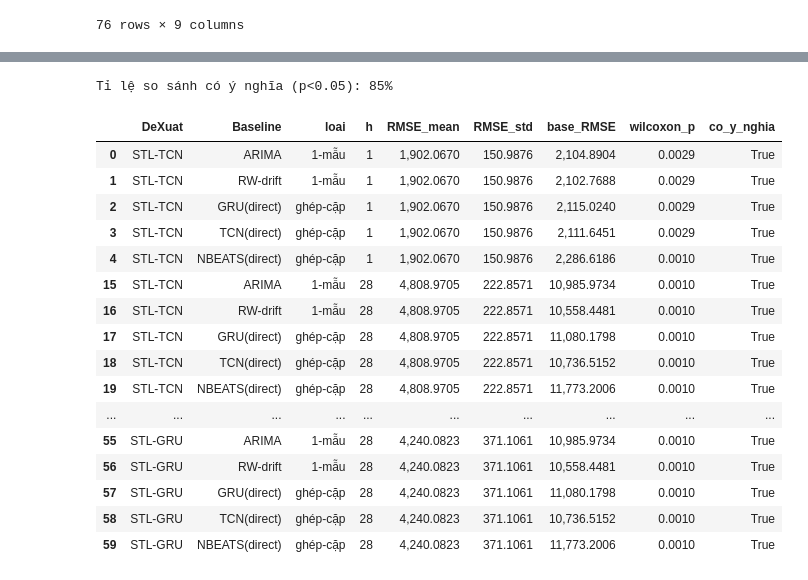
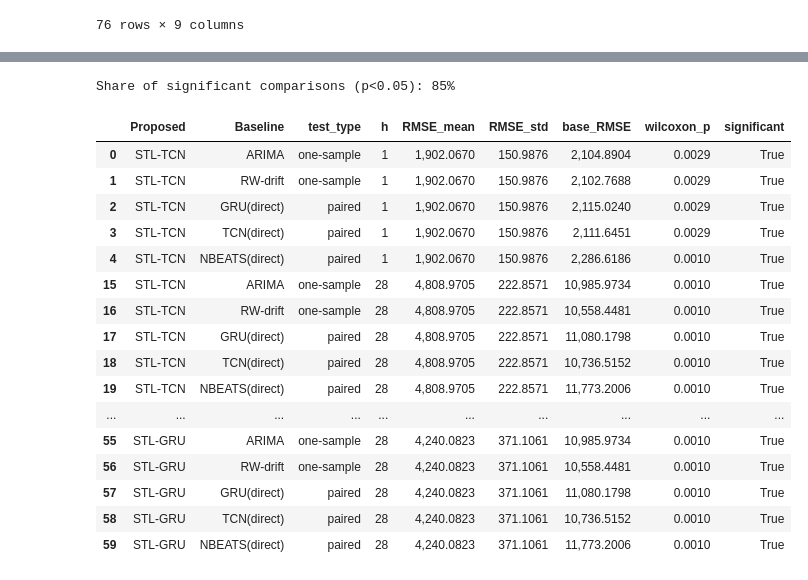
Before and after one commit to HOAHCE/Decomposition-Ensembles-for-Bitcoin-Price-Forecasting, a Jupyter notebook: code/decomposition_ensemble_experiments.ipynb, the cells around one changed output, grey strips where cells are left out. Saved outputs shown, nothing was run; the diff lists cells and outputs as text; code cells hidden in the pictures.

```diff
--- a/code/decomposition_ensemble_experiments.ipynb
+++ b/code/decomposition_ensemble_experiments.ipynb
@@ -181,6 +228,7 @@ def deep_direct(target,exog_df,n_train,cfg,horizons,kind='TCN',seed=42,differenc
 # %%
 from statsmodels.tsa.arima.model import ARIMA
 def select_arima_order(train):
+    "ARIMA order by pmdarima.auto_arima; fallback: AIC grid search over p, q <= 3 and d <= 2."
     try:
         import pmdarima as pm
         return pm.auto_arima(train,seasonal=False,stepwise=True,suppress_warnings=True,error_action='ignore',max_p=3,max_q=3,max_d=2).order
@@ -195,11 +243,12 @@ def select_arima_order(train):
                     except: pass
         return best
 def arima_roll(full,n_train,order,horizons):
+    "Fit ARIMA on the development sample, then roll through the test period without refitting."
     v=np.asarray(full,float);mh=max(horizons)
     try:
         res=ARIMA(v[:n_train],order=order).fit()
     except Exception as e:
-        print('  [ARIMA fit lỗi',order,'-> fallback RW-drift]',str(e)[:60]); return rw(full,n_train,horizons)
+        print('  [ARIMA fit failed',order,'-> fallback RW-drift]',str(e)[:60]); return rw(full,n_train,horizons)
     P={h:[] for h in horizons};I={h:[] for h in horizons};Nt=len(v)
     for i in range(n_train-1,Nt-1):
         try: fc=np.asarray(res.forecast(steps=mh))
@@ -211,6 +260,7 @@ def arima_roll(full,n_train,order,horizons):
         except Exception: pass
     return {h:np.array(P[h]) for h in horizons},{h:np.array(I[h]) for h in horizons}
 def rw(full,n_train,horizons):
+    "Random walk with drift; the drift is the mean daily change over the development sample."
     v=np.asarray(full,float);dr=np.mean(np.diff(v[:n_train]));Nt=len(v)
     P={h:[] for h in horizons};I={h:[] for h in horizons}
     for i in range(n_train-1,Nt-1):
@@ -218,14 +268,14 @@ def rw(full,n_train,horizons):
             if i+h<=Nt-1: P[h].append(v[i]+h*dr);I[h].append(i+h)
     return {h:np.array(P[h]) for h in horizons},{h:np.array(I[h]) for h in horizons}
 HZ=CONFIG['HORIZONS']
-DET={}   # tất định: name -> (logP,I)
+DET={}   # deterministic models: name -> (logP, I)
 if CONFIG['ADD_ARIMA']:
     oB=select_arima_order(log_arr[:N_TRAIN]); print('ARIMA',oB); DET['ARIMA']=arima_roll(log_arr,N_TRAIN,oB,HZ)
 if CONFIG['ADD_RW']: DET['RW-drift']=rw(log_arr,N_TRAIN,HZ)
-ARIMA_TREND={}
+ARIMA_TREND={}   # ARIMA forecasts of the trend component for the classical ARIMA-LSTM hybrid
 if CONFIG['ADD_CLASSICAL_ARIMA_LSTM']:
     for d in CONFIG['DECOMPOSITIONS']:
         oT=select_arima_order(DECOMP[d]['trend'].values[:N_TRAIN]); ARIMA_TREND[d]=arima_roll(DECOMP[d]['trend'].values,N_TRAIN,oT,HZ)
-    print('ARIMA-trend xong')
+    print('ARIMA trend forecasts done')
 # %% [output]
 ARIMA (0, 1, 0)
@@ -235,5 +285,6 @@ ARIMA-trend xong
 # %%
 def metrics_full(y_true,y_pred,y_org=None):
+    "RMSE, MAE, MAPE, sMAPE, R2 and, given the origin prices y_org, Theil's U and directional accuracy."
     y_true=np.asarray(y_true,float);y_pred=np.asarray(y_pred,float);e=y_true-y_pred
     r=dict(RMSE=np.sqrt(np.mean(e**2)),MAE=np.mean(np.abs(e)),MAPE=np.mean(np.abs(e/y_true))*100,
            sMAPE=np.mean(2*np.abs(e)/(np.abs(y_true)+np.abs(y_pred)+1e-12))*100)
@@ -244,6 +295,8 @@ def metrics_full(y_true,y_pred,y_org=None):
         r['DA']=np.mean(np.sign(y_pred-y_org)==np.sign(y_true-y_org))*100
     return r
 def dm_test(e1,e2,h=1,loss='MSE'):
+    '''Diebold-Mariano test with the Harvey-Leybourne-Newbold small-sample correction and an
+    h-dependent long-run variance. Negative statistic: model 1 is more accurate. Two-sided p-value.'''
     e1=np.asarray(e1,float);e2=np.asarray(e2,float)
     d=(e1**2-e2**2) if loss=='MSE' else (np.abs(e1)-np.abs(e2))
     T=len(d);db=d.mean();g0=np.mean((d-db)**2)
@@ -332,6 +389,6 @@ Xong đa seed. Số mô hình: 19
 # %%
 def metrics_all_seeds(name):
-    "Trả DataFrame per-seed metrics cho 1 mô hình."
+    "Per-seed metrics of one model as a DataFrame."
     rr=[]
     for s in PRED[name]:
         for h in HZ:
@@ -350,10 +407,10 @@ for name in PRED:
 agg=pd.DataFrame(rows).sort_values(['h','RMSE_mean']).reset_index(drop=True)
 pd.set_option('display.float_format',lambda v:f'{v:,.4f}')
 display(agg); agg.to_csv(os.path.join(CONFIG['OUT_DIR'],'aggregate_mean_std.csv'),index=False)
-# ma trận RMSE_mean±std
+# model x horizon matrices of the seed means (sources of Tables 3-5)
 for met in ['RMSE','MAPE','R2']:
     piv=agg.pivot_table(index='Model',columns='h',values=f'{met}_mean')
-    piv.to_csv(os.path.join(CONFIG['OUT_DIR'],f'{met}_mean_matrix.csv')); print(f'\n== {met} (mean qua seed) =='); display(piv)
+    piv.to_csv(os.path.join(CONFIG['OUT_DIR'],f'{met}_mean_matrix.csv')); print(f'\n== {met} (mean across seeds) =='); display(piv)
 # %% [output]
 |  | Model | h | RMSE_mean | RMSE_std | MAPE_mean | MAPE_std | R2_mean | R2_std | DA_mean | TheilU_mean |
 | 0 | STL-Auto | 1 | 1,821.1662 | 128.8982 | 1.7926 | 0.1639 | 0.9888 | 0.0016 | 64.6575 | 0.8652 |
@@ -459,11 +516,11 @@ savg.to_csv(os.path.join(CONFIG['OUT_DIR'],'seed_averaged_metrics.csv'),index=Fa
 | 75 | ARIMA | 28 | 10,985.9734 | 8,365.3607 | 9.6962 | 10.1420 | 0.5821 | 1.0000 | 41.1243 |
 76 rows × 9 columns
 # %%
-# Diebold-Mariano: mô hình tốt nhất (theo RMSE_mean trung bình các h) vs baseline
+# Diebold-Mariano: best proposed model (lowest RMSE averaged over horizons) vs. each baseline (Table 7)
 if CONFIG['RUN_DM']:
     meanrmse={name:np.mean([AVGM[name][h]['RMSE'] for h in HZ]) for name in AVG}
     prop=[m for m in AVG if any(t in m for t in ['Auto','EnsWgt','EnsAvg','-TCN','-NBEATS'])]
-    best=min(prop,key=lambda m:meanrmse[m]); print('Đề xuất tốt nhất:',best)
+    best=min(prop,key=lambda m:meanrmse[m]); print('Best proposed model:',best)
     bases=[m for m in ['ARIMA','RW-drift','GRU(direct)','TCN(direct)','NBEATS(direct)'] if m in AVG]
     def es(name,h): a=AVG[name][h]; return a['y_true']-a['y_pred'],a['idx']
     rows=[]
@@ -472,7 +529,7 @@ if CONFIG['RUN_DM']:
         for b in bases:
             e2,i2=es(b,h);com=np.intersect1d(ib,i2)
             st,p=dm_test(eb[np.isin(ib,com)],e2[np.isin(i2,com)],h=h)
-            rows.append(dict(DeXuat=best,Baseline=b,h=h,DM=st,p=p,
-                KetLuan=('đề xuất tốt hơn' if st<0 and p<0.05 else 'baseline tốt hơn' if st>0 and p<0.05 else 'không khác biệt')))
+            rows.append(dict(Proposed=best,Baseline=b,h=h,DM=st,p=p,
+                Conclusion=('proposed better' if st<0 and p<0.05 else 'baseline better' if st>0 and p<0.05 else 'no difference')))
     dmt=pd.DataFrame(rows); display(dmt); dmt.to_csv(os.path.join(CONFIG['OUT_DIR'],'DM_seedavg.csv'),index=False)
 # %% [output]
@@ -597,52 +655,52 @@ Với 10 seed, Wilcoxon **hai phía** có thể đạt tới p≈0.002 (5 seed c
 # %%
 def per_seed_rmse(name):
-    "dict h-> np.array RMSE theo thứ tự SEEDS."
+    "dict h -> np.array of RMSE values in SEEDS order."
     out={h:[] for h in HZ}
     for s in SEEDS:
         for h in HZ:
             ii=IDX[name][h]; out[h].append(metrics_full(price_arr[ii],np.exp(PRED[name][s][h]),price_arr[ii-h])['RMSE'])
     return {h:np.array(out[h]) for h in HZ}
 
 det_base=[m for m in ['ARIMA','RW-drift'] if m in PRED]
 stoch_base=[m for m in ['GRU(direct)','TCN(direct)','NBEATS(direct)'] if m in PRED]
 prop_names=[m for m in PRED if any(t in m for t in ['Auto','EnsWgt','EnsAvg','ARIMA-LSTM','-TCN','-NBEATS','-GRU']) and '(direct)' not in m]
 rows=[]
 for pm in prop_names:
     pr=per_seed_rmse(pm)
     for h in HZ:
         vals=pr[h]
-        for bn in det_base:                       # một mẫu
+        for bn in det_base:                       # one-sample
             br=AVGM[bn][h]['RMSE']; diff=vals-br
             try: wp=stats.wilcoxon(diff,alternative='less').pvalue if np.any(diff!=0) else np.nan
             except: wp=np.nan
-            rows.append(dict(DeXuat=pm,Baseline=bn,loai='1-mẫu',h=h,RMSE_mean=vals.mean(),RMSE_std=vals.std(),
-                base_RMSE=br,wilcoxon_p=wp,co_y_nghia=(wp<0.05 if wp==wp else False)))
-        for bn in stoch_base:                      # ghép cặp
+            rows.append(dict(Proposed=pm,Baseline=bn,test_type='one-sample',h=h,RMSE_mean=vals.mean(),RMSE_std=vals.std(),
+                base_RMSE=br,wilcoxon_p=wp,significant=(wp<0.05 if wp==wp else False)))
+        for bn in stoch_base:                      # paired
             bvals=per_seed_rmse(bn)[h]; diff=vals-bvals
             try: wp=stats.wilcoxon(vals,bvals,alternative='less').pvalue if np.any(diff!=0) else np.nan
             except: wp=np.nan
-            rows.append(dict(DeXuat=pm,Baseline=bn,loai='ghép-cặp',h=h,RMSE_mean=vals.mean(),RMSE_std=vals.std(),
-                base_RMSE=bvals.mean(),wilcoxon_p=wp,co_y_nghia=(wp<0.05 if wp==wp else False)))
+            rows.append(dict(Proposed=pm,Baseline=bn,test_type='paired',h=h,RMSE_mean=vals.mean(),RMSE_std=vals.std(),
+                base_RMSE=bvals.mean(),wilcoxon_p=wp,significant=(wp<0.05 if wp==wp else False)))
 wil=pd.DataFrame(rows); wil.to_csv(os.path.join(CONFIG['OUT_DIR'],'wilcoxon_seed.csv'),index=False)
-print('Tỉ lệ so sánh có ý nghĩa (p<0.05):',f"{wil.co_y_nghia.mean()*100:.0f}%")
+print('Share of significant comparisons (p<0.05):',f"{wil.significant.mean()*100:.0f}%")
 display(wil[wil.h.isin([1,28])].head(30))
 # %% [output]
-Tỉ lệ so sánh có ý nghĩa (p<0.05): 85%
+Share of significant comparisons (p<0.05): 85%
-|  | DeXuat | Baseline | loai | h | RMSE_mean | RMSE_std | base_RMSE | wilcoxon_p | co_y_nghia |
-| 0 | STL-TCN | ARIMA | 1-mẫu | 1 | 1,902.0670 | 150.9876 | 2,104.8904 | 0.0029 | True |
-| 1 | STL-TCN | RW-drift | 1-mẫu | 1 | 1,902.0670 | 150.9876 | 2,102.7688 | 0.0029 | True |
-| 2 | STL-TCN | GRU(direct) | ghép-cặp | 1 | 1,902.0670 | 150.9876 | 2,115.0240 | 0.0029 | True |
-| 3 | STL-TCN | TCN(direct) | ghép-cặp | 1 | 1,902.0670 | 150.9876 | 2,111.6451 | 0.0029 | True |
-| 4 | STL-TCN | NBEATS(direct) | ghép-cặp | 1 | 1,902.0670 | 150.9876 | 2,286.6186 | 0.0010 | True |
-| 15 | STL-TCN | ARIMA | 1-mẫu | 28 | 4,808.9705 | 222.8571 | 10,985.9734 | 0.0010 | True |
-| 16 | STL-TCN | RW-drift | 1-mẫu | 28 | 4,808.9705 | 222.8571 | 10,558.4481 | 0.0010 | True |
-| 17 | STL-TCN | GRU(direct) | ghép-cặp | 28 | 4,808.9705 | 222.8571 | 11,080.1798 | 0.0010 | True |
-| 18 | STL-TCN | TCN(direct) | ghép-cặp | 28 | 4,808.9705 | 222.8571 | 10,736.5152 | 0.0010 | True |
-| 19 | STL-TCN | NBEATS(direct) | ghép-cặp | 28 | 4,808.9705 | 222.8571 | 11,773.2006 | 0.0010 | True |
+|  | Proposed | Baseline | test_type | h | RMSE_mean | RMSE_std | base_RMSE | wilcoxon_p | significant |
+| 0 | STL-TCN | ARIMA | one-sample | 1 | 1,902.0670 | 150.9876 | 2,104.8904 | 0.0029 | True |
+| 1 | STL-TCN | RW-drift | one-sample | 1 | 1,902.0670 | 150.9876 | 2,102.7688 | 0.0029 | True |
+| 2 | STL-TCN | GRU(direct) | paired | 1 | 1,902.0670 | 150.9876 | 2,115.0240 | 0.0029 | True |
+| 3 | STL-TCN | TCN(direct) | paired | 1 | 1,902.0670 | 150.9876 | 2,111.6451 | 0.0029 | True |
+| 4 | STL-TCN | NBEATS(direct) | paired | 1 | 1,902.0670 | 150.9876 | 2,286.6186 | 0.0010 | True |
+| 15 | STL-TCN | ARIMA | one-sample | 28 | 4,808.9705 | 222.8571 | 10,985.9734 | 0.0010 | True |
+| 16 | STL-TCN | RW-drift | one-sample | 28 | 4,808.9705 | 222.8571 | 10,558.4481 | 0.0010 | True |
+| 17 | STL-TCN | GRU(direct) | paired | 28 | 4,808.9705 | 222.8571 | 11,080.1798 | 0.0010 | True |
+| 18 | STL-TCN | TCN(direct) | paired | 28 | 4,808.9705 | 222.8571 | 10,736.5152 | 0.0010 | True |
+| 19 | STL-TCN | NBEATS(direct) | paired | 28 | 4,808.9705 | 222.8571 | 11,773.2006 | 0.0010 | True |
 | ... | ... | ... | ... | ... | ... | ... | ... | ... | ... |
-| 55 | STL-GRU | ARIMA | 1-mẫu | 28 | 4,240.0823 | 371.1061 | 10,985.9734 | 0.0010 | True |
-| 56 | STL-GRU | RW-drift | 1-mẫu | 28 | 4,240.0823 | 371.1061 | 10,558.4481 | 0.0010 | True |
-| 57 | STL-GRU | GRU(direct) | ghép-cặp | 28 | 4,240.0823 | 371.1061 | 11,080.1798 | 0.0010 | True |
-| 58 | STL-GRU | TCN(direct) | ghép-cặp | 28 | 4,240.0823 | 371.1061 | 10,736.5152 | 0.0010 | True |
-| 59 | STL-GRU | NBEATS(direct) | ghép-cặp | 28 | 4,240.0823 | 371.1061 | 11,773.2006 | 0.0010 | True |
+| 55 | STL-GRU | ARIMA | one-sample | 28 | 4,240.0823 | 371.1061 | 10,985.9734 | 0.0010 | True |
+| 56 | STL-GRU | RW-drift | one-sample | 28 | 4,240.0823 | 371.1061 | 10,558.4481 | 0.0010 | True |
+| 57 | STL-GRU | GRU(direct) | paired | 28 | 4,240.0823 | 371.1061 | 11,080.1798 | 0.0010 | True |
+| 58 | STL-GRU | TCN(direct) | paired | 28 | 4,240.0823 | 371.1061 | 10,736.5152 | 0.0010 | True |
+| 59 | STL-GRU | NBEATS(direct) | paired | 28 | 4,240.0823 | 371.1061 | 11,773.2006 | 0.0010 | True |
 # %% [markdown]
```
Also changed, not shown: parts of 28 cells of this notebook, 33 other files.
